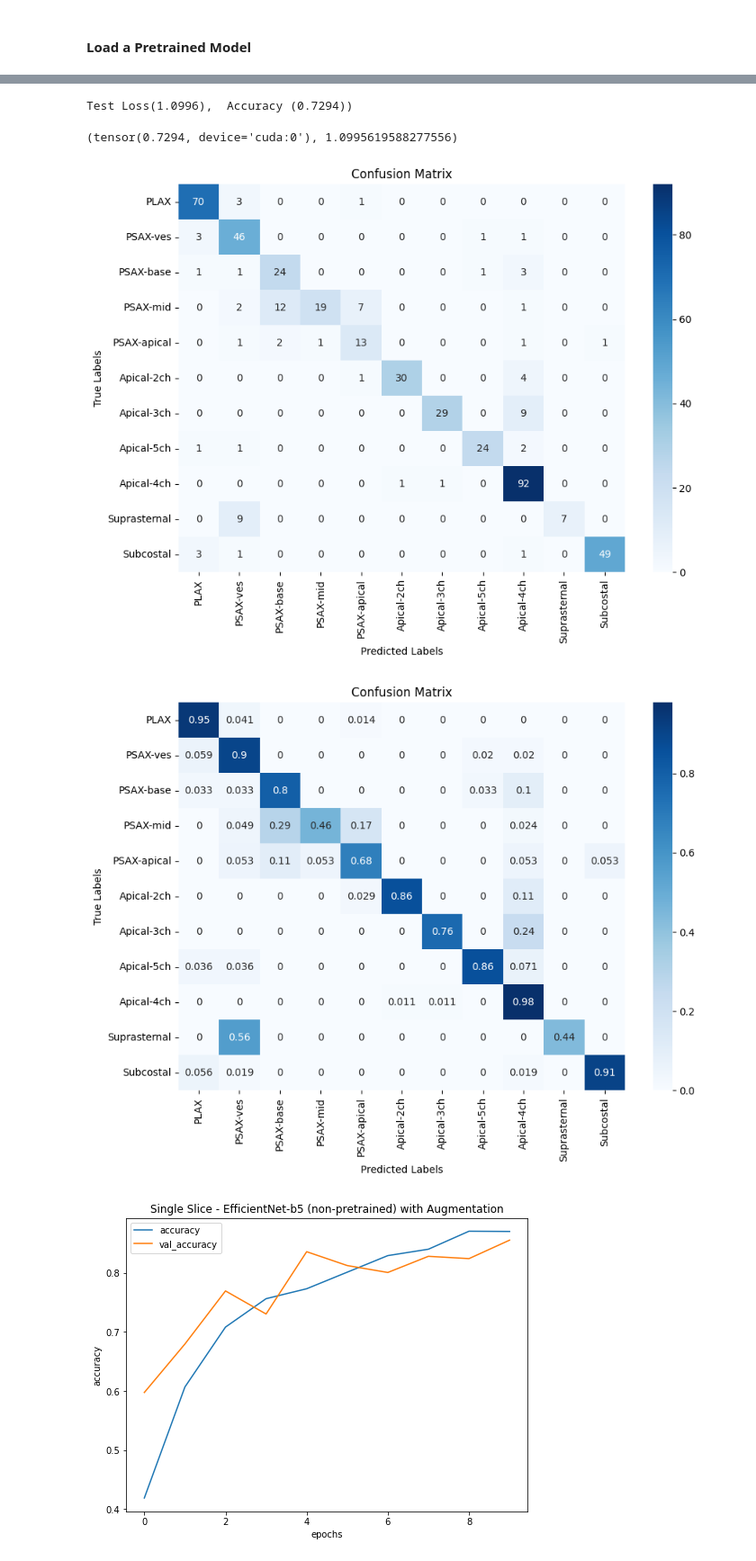
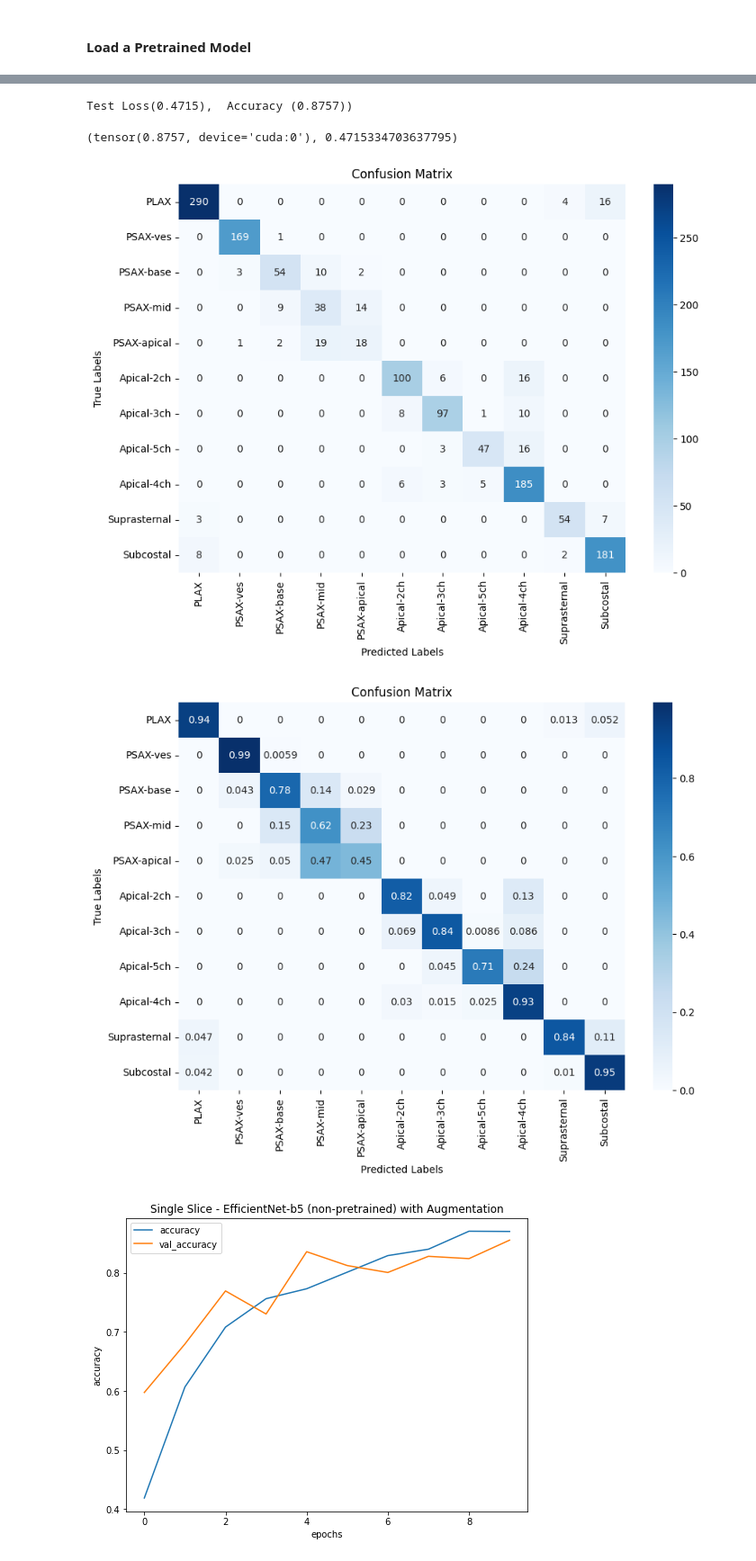
Before and after one commit to shokoofa-ghods/TTE_view_classification_pipeline, a Jupyter notebook: notebooks/models/singleSlice pipeline.ipynb, the cells around one changed output, grey strips where cells are left out. Shown: that part at 90% size. Cells and saved outputs as stored; diff of their text form; code cells hidden in the pictures.

```diff
--- a/notebooks/models/singleSlice pipeline.ipynb
+++ b/notebooks/models/singleSlice pipeline.ipynb
@@ -328,7 +401,7 @@ class CNN_CBAM(nn.Module):
         if backbone_type.startswith('convnext'):
             base_model = getattr(torchvision.models, backbone_type)(weights='IMAGENET1K_V1')
             self.features = base_model.features
-            feature_channels = 1024
+            feature_channels = 1024 # small 768 # base 1024
 
         else:
             base_model = timm.create_model(backbone_type, pretrained=True, features_only=True) ## gets 224x224
@@ -355,7 +428,7 @@ class CNN_CBAM(nn.Module):
         x = self.classifier(x)
         return x
 
-backbone_type = 'coatnet_0_rw_224.sw_in1k'
+backbone_type = 'convnext_base'
 model = CNN_CBAM(backbone_type=backbone_type)
 # %%
 input1 = torch.rand(8, 3, 224, 224)
@@ -425,7 +490,7 @@ def evaluate(model, loader, device, mode='validation'):
     labels = labels.to(device)
     labels = labels.squeeze(1)
     with torch.no_grad():
-      outputs = model(images)
+      outputs = model(images, labels)
       loss = criterion(outputs, labels)
       total += images.size(0)
       _, predictions = outputs.max(1)
@@ -445,6 +510,7 @@ accs = []
 losses = []
 val_loss = 0.0
 best_val_loss = float('inf')
+best_model = None
 
 # freeze_backbone(model)
 # print("Backbone frozen.")
@@ -464,7 +530,7 @@ for epoch in range(epochs):
     images = images.to(device)
     labels = labels.to(device)
     optimizer.zero_grad()
-    outputs = model(images)
+    outputs = model(images, labels)
     labels = labels.squeeze(1)
     loss = criterion(outputs, labels)
     loss.backward()
@@ -491,6 +557,7 @@ for epoch in range(epochs):
     best_acc = val_acc
     best_val_loss = val_loss
     epochs_no_improve = 0
+    best_model = copy.deepcopy(model)
 #     torch.save(model.state_dict(), (f'/home/student/shokoofa/Downloads/res_model{epoch}.pth'))
   else:
     epochs_no_improve += 1
@@ -530,14 +598,14 @@ torch.save({
 # %% [markdown]
 #### Load a Pretrained Model
 # %%
-loaded_info = torch.load('model_with_description.pth')
+loaded_info = torch.load(os.path.join(files_address, 'notebooks/saved_models', f'model_{model.__class__.__name__}-bb_({backbone_type})-acc_{round(val_acc.item(),3)}.pth'))
 model = loaded_info['model']
-description = loaded_info['description']
+description = loaded_info['discription']
+description
 
-
-state_dict = torch.load('/home/shokoo/EchoView/video_class/singleframe/test3.pth', map_location='cpu')
-new_state_dict = {k.replace('module.', ''): v for k, v in state_dict.items()}
-model.load_state_dict(new_state_dict)
-model.to(device)
-val_acc, val_loss = evaluate(model, val_loader, device, mode='valid')
+# state_dict = torch.load('/home/shokoo/EchoView/video_class/singleframe/test3.pth', map_location='cpu')
+# new_state_dict = {k.replace('module.', ''): v for k, v in state_dict.items()}
+# model.load_state_dict(new_state_dict)
+# model.to(device)
+# val_acc, val_loss = evaluate(model, val_loader, device, mode='valid')
 # %% [output]
@@ -556,7 +622,7 @@ def evaluate(model, loader, device, mode='Test'):
     labels = labels.to(device)
     labels = labels.squeeze(1)
     with torch.no_grad():
-      outputs = model(images)
+      outputs = model(images, labels)
       loss = criterion(outputs, labels)
       total_loss += loss.item() * images.size(0)
       total += images.size(0)
@@ -571,8 +637,8 @@ def evaluate(model, loader, device, mode='Test'):
 
 evaluate(model, loader= test_loader, device = device)
 # %% [output]
-Test Loss(1.0996),  Accuracy (0.7294))
+Test Loss(0.4715),  Accuracy (0.8757))
-(tensor(0.7294, device='cuda:0'), 1.0995619588277556)
+(tensor(0.8757, device='cuda:0'), 0.4715334703637795)
 # %%
 true_labels, pred_labels = [], []
 
@@ -583,36 +649,36 @@ valid_labels = {'PLAX': 0, 'PSAX-ves' : 1, 'PSAX-base' : 2, 'PSAX-mid' : 3,
 
 labels_name = valid_labels.keys()
 model.eval()
 for i, (images, labels) in enumerate(test_loader):
     images = images.to(device)
     labels = labels.to(device)
     labels = labels.squeeze(1)
 
     with torch.no_grad():
-        outputs = model(images)
+        outputs = model(images, labels)
         _, predictions = outputs.max(1)
         true_labels.extend(labels.cpu().numpy())
         pred_labels.extend(predictions.cpu().numpy())
 
 cm = confusion_matrix(true_labels, pred_labels)
 cm_normalized = cm.astype('float') / cm.sum(axis=1)[:, np.newaxis]
 
 plt.figure(figsize=(10,7))
 sns.heatmap(cm, annot=True, fmt='d', cmap='Blues', xticklabels=labels_name, yticklabels=labels_name )
 plt.xlabel('Predicted Labels')
 plt.ylabel('True Labels')
 plt.title('Confusion Matrix')
 plt.show()
 
 plt.figure(figsize=(10,7))
 sns.heatmap(cm_normalized, annot=True, cmap='Blues', xticklabels=labels_name, yticklabels=labels_name )
 plt.xlabel('Predicted Labels')
 plt.ylabel('True Labels')
 plt.title('Confusion Matrix')
 plt.show()
 # %% [output]
-[figure, old version]
+[figure, new version]
-[figure, old version]
+[figure, new version]
 # %%
 from numpy.core.multiarray import zeros
 import matplotlib.pyplot as plt
```
Also changed, not shown: parts of 9 cells of this notebook.
